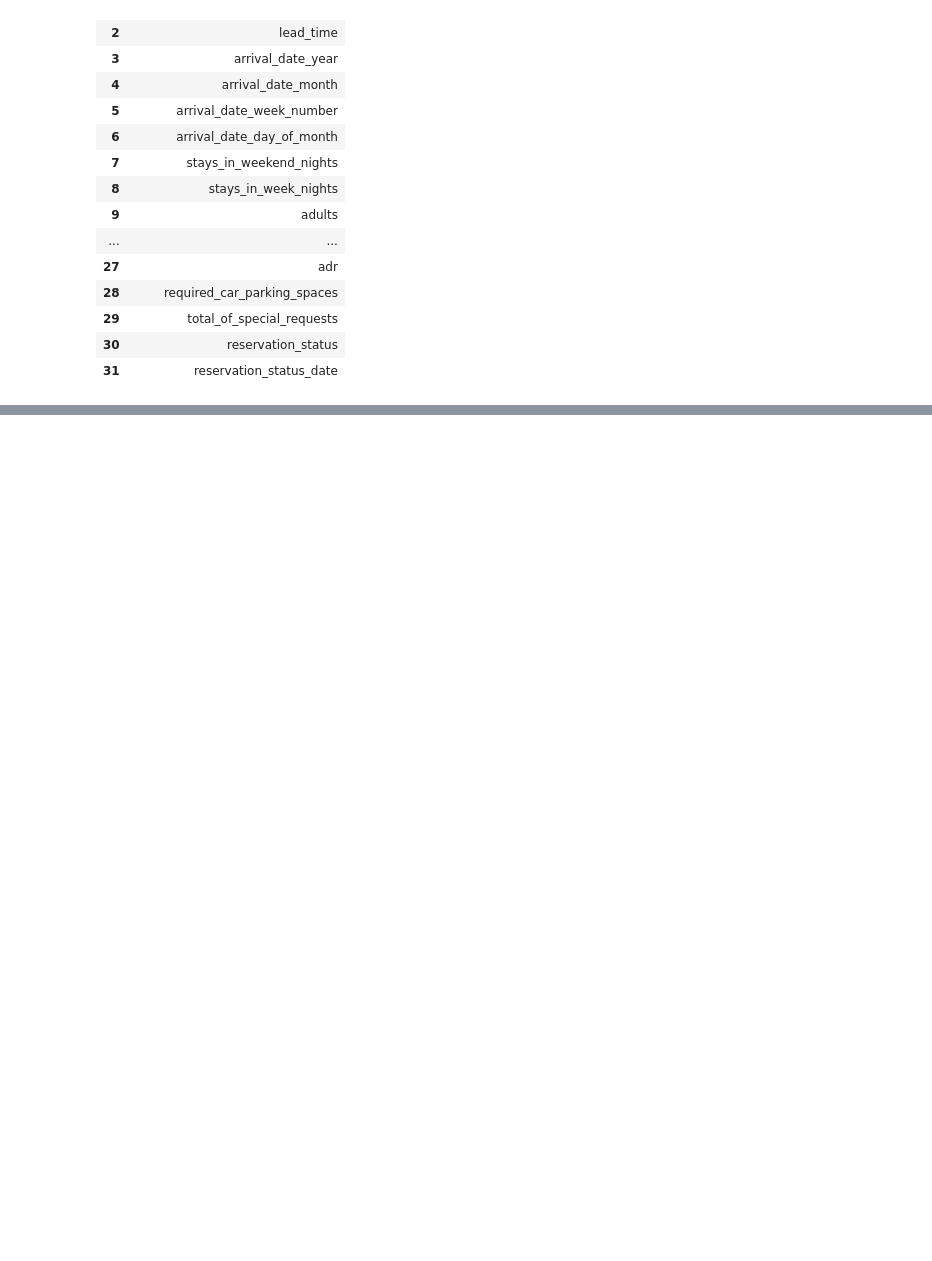
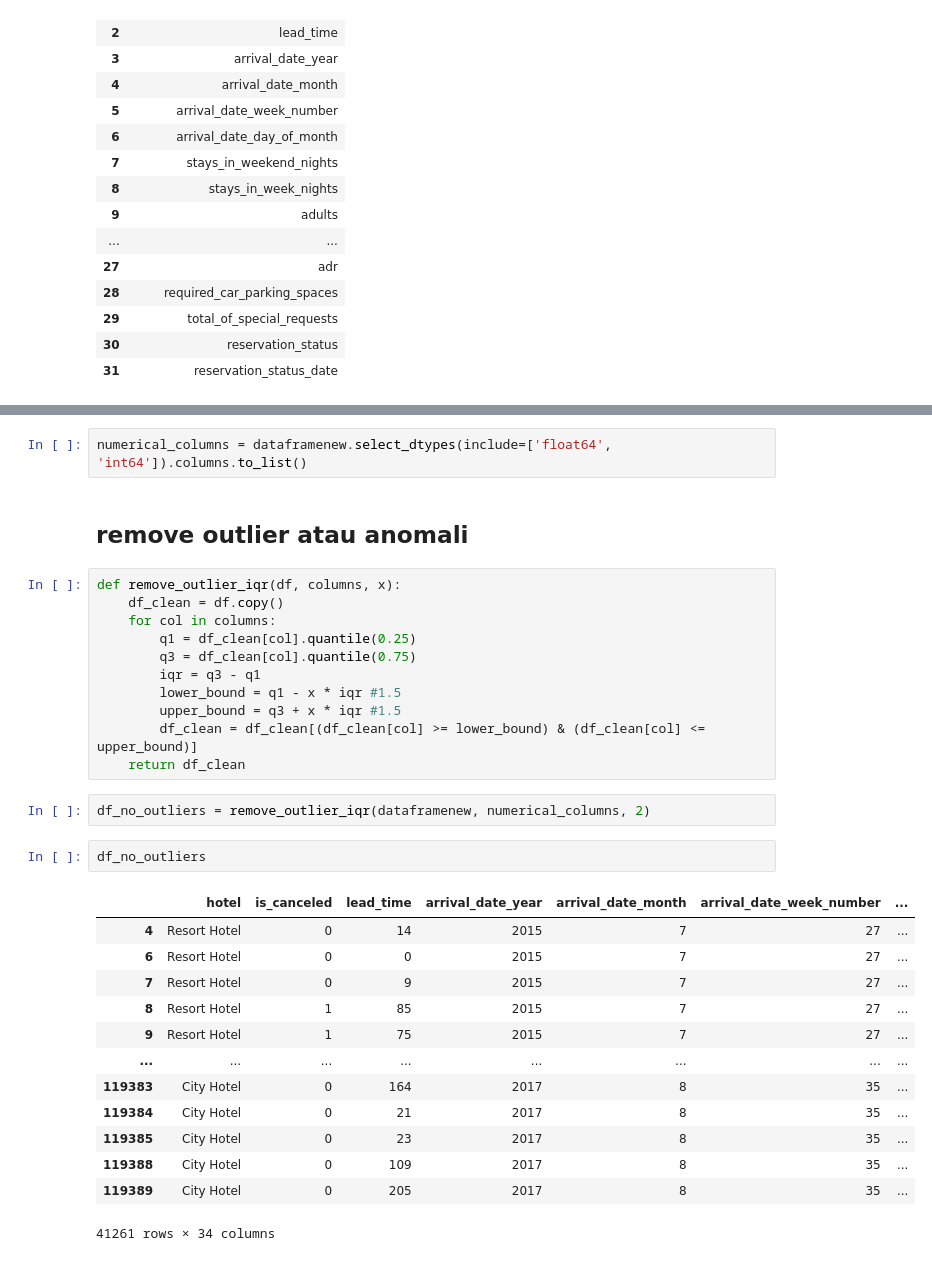
Before and after one commit to mhmmd-aziz/ML, a Jupyter notebook: week1/Pandas_Basic_EDA.ipynb, the cells around one changed output, grey strips where cells are left out. Cells and saved outputs as stored; diff of their text form; blank space fills up the shorter version.

```diff
--- a/week1/Pandas_Basic_EDA.ipynb
+++ b/week1/Pandas_Basic_EDA.ipynb
@@ -361,0 +635,33 @@ df_clumns
+# %%
+numerical_columns = dataframenew.select_dtypes(include=['float64', 'int64']).columns.to_list()
+# %% [markdown]
+## remove outlier atau anomali
+# %%
+def remove_outlier_iqr(df, columns, x):
+    df_clean = df.copy()
+    for col in columns:
+        q1 = df_clean[col].quantile(0.25)
+        q3 = df_clean[col].quantile(0.75)
+        iqr = q3 - q1
+        lower_bound = q1 - x * iqr #1.5
+        upper_bound = q3 + x * iqr #1.5
+        df_clean = df_clean[(df_clean[col] >= lower_bound) & (df_clean[col] <= upper_bound)]
+    return df_clean
+# %%
+df_no_outliers = remove_outlier_iqr(dataframenew, numerical_columns, 2)
+# %%
+df_no_outliers
+# %% [output]
+|  | hotel | is_canceled | lead_time | arrival_date_year | arrival_date_month | arrival_date_week_number | ... |
+| 4 | Resort Hotel | 0 | 14 | 2015 | 7 | 27 | ... |
+| 6 | Resort Hotel | 0 | 0 | 2015 | 7 | 27 | ... |
+| 7 | Resort Hotel | 0 | 9 | 2015 | 7 | 27 | ... |
+| 8 | Resort Hotel | 1 | 85 | 2015 | 7 | 27 | ... |
+| 9 | Resort Hotel | 1 | 75 | 2015 | 7 | 27 | ... |
+| ... | ... | ... | ... | ... | ... | ... | ... |
+| 119383 | City Hotel | 0 | 164 | 2017 | 8 | 35 | ... |
+| 119384 | City Hotel | 0 | 21 | 2017 | 8 | 35 | ... |
+| 119385 | City Hotel | 0 | 23 | 2017 | 8 | 35 | ... |
+| 119388 | City Hotel | 0 | 109 | 2017 | 8 | 35 | ... |
+| 119389 | City Hotel | 0 | 205 | 2017 | 8 | 35 | ... |
+41261 rows × 34 columns
```
Also changed, not shown: parts of 36 cells of this notebook.
